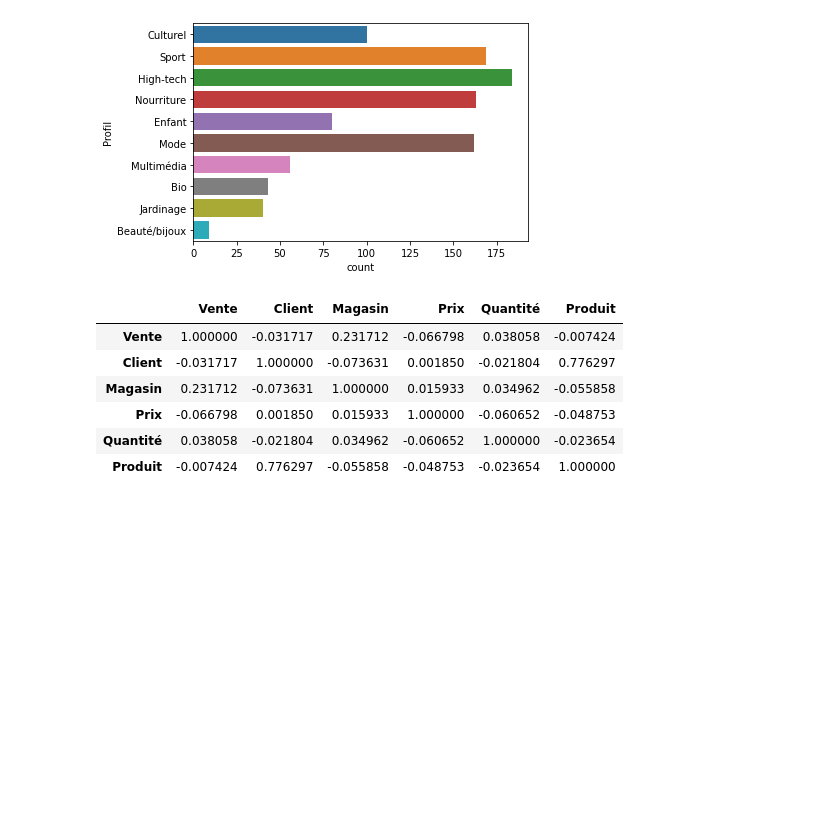
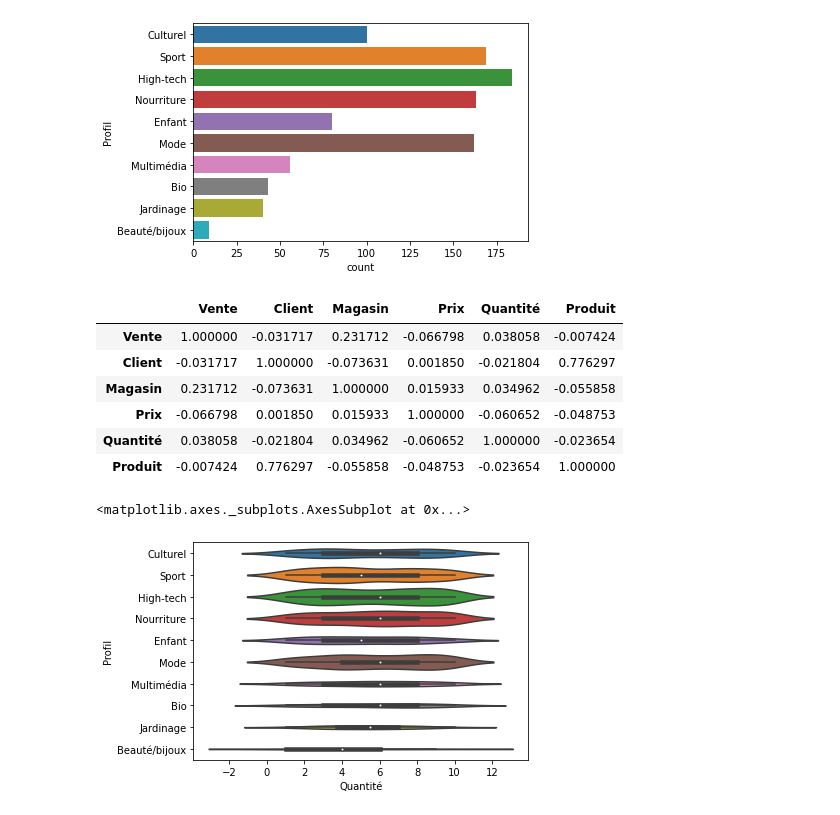
Before and after one commit to hostiix/DatasetVente, a Jupyter notebook: DataAnalysis.ipynb, the cells around one changed output. Cells and saved outputs as stored; diff of their text form; code cells hidden in the pictures; blank space fills up the shorter version.

Commit message:
added violin plot

```diff
--- a/DataAnalysis.ipynb
+++ b/DataAnalysis.ipynb
@@ -118,3 +118,8 @@ features.corr()
 | Prix | -0.066798 | 0.001850 | 0.015933 | 1.000000 | -0.060652 | -0.048753 |
 | Quantité | 0.038058 | -0.021804 | 0.034962 | -0.060652 | 1.000000 | -0.023654 |
 | Produit | -0.007424 | 0.776297 | -0.055858 | -0.048753 | -0.023654 | 1.000000 |
+# %%
+sns.violinplot(x = 'Quantité', y = 'Profil', data = features, scale = "count")
+# %% [output]
+<matplotlib.axes._subplots.AxesSubplot at 0x...>
+[figure, added]
```
